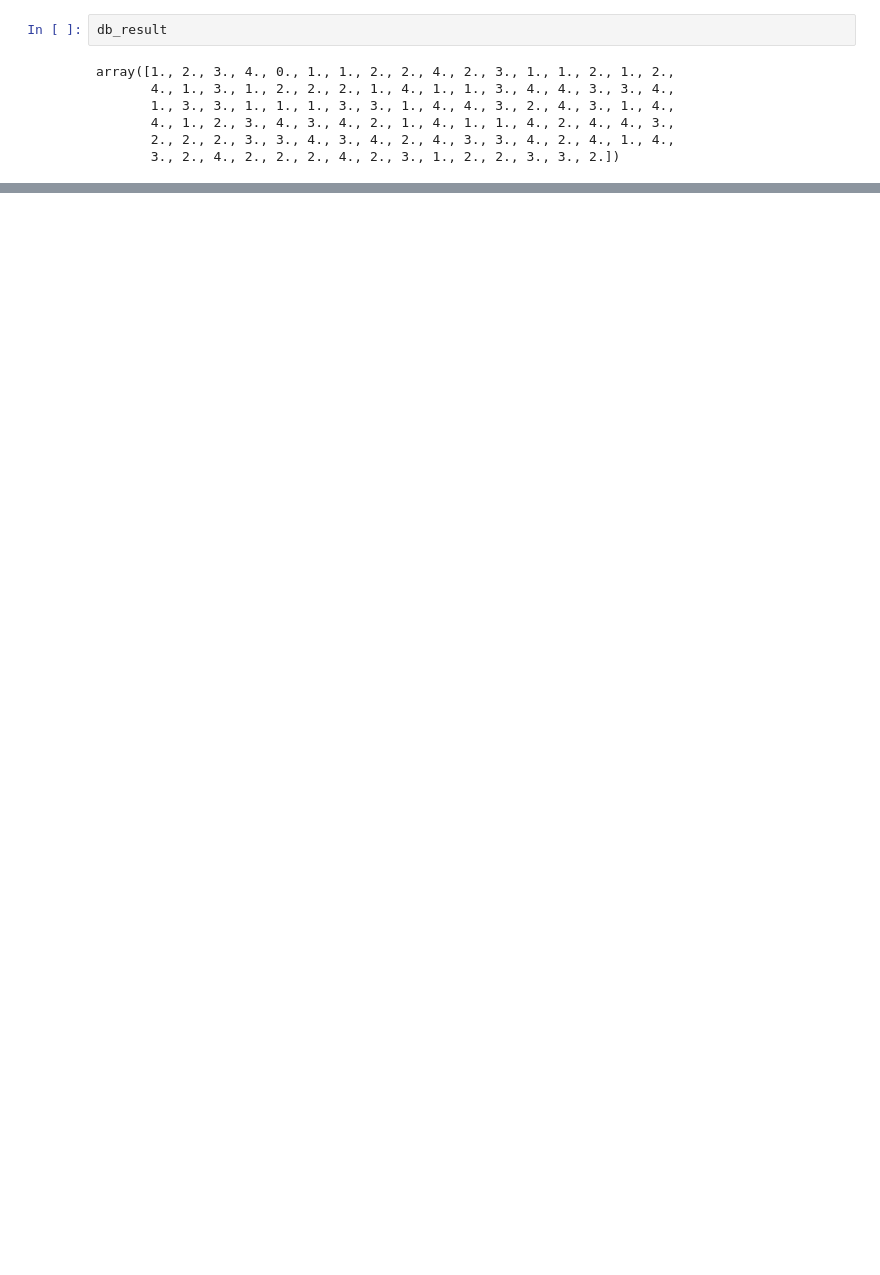
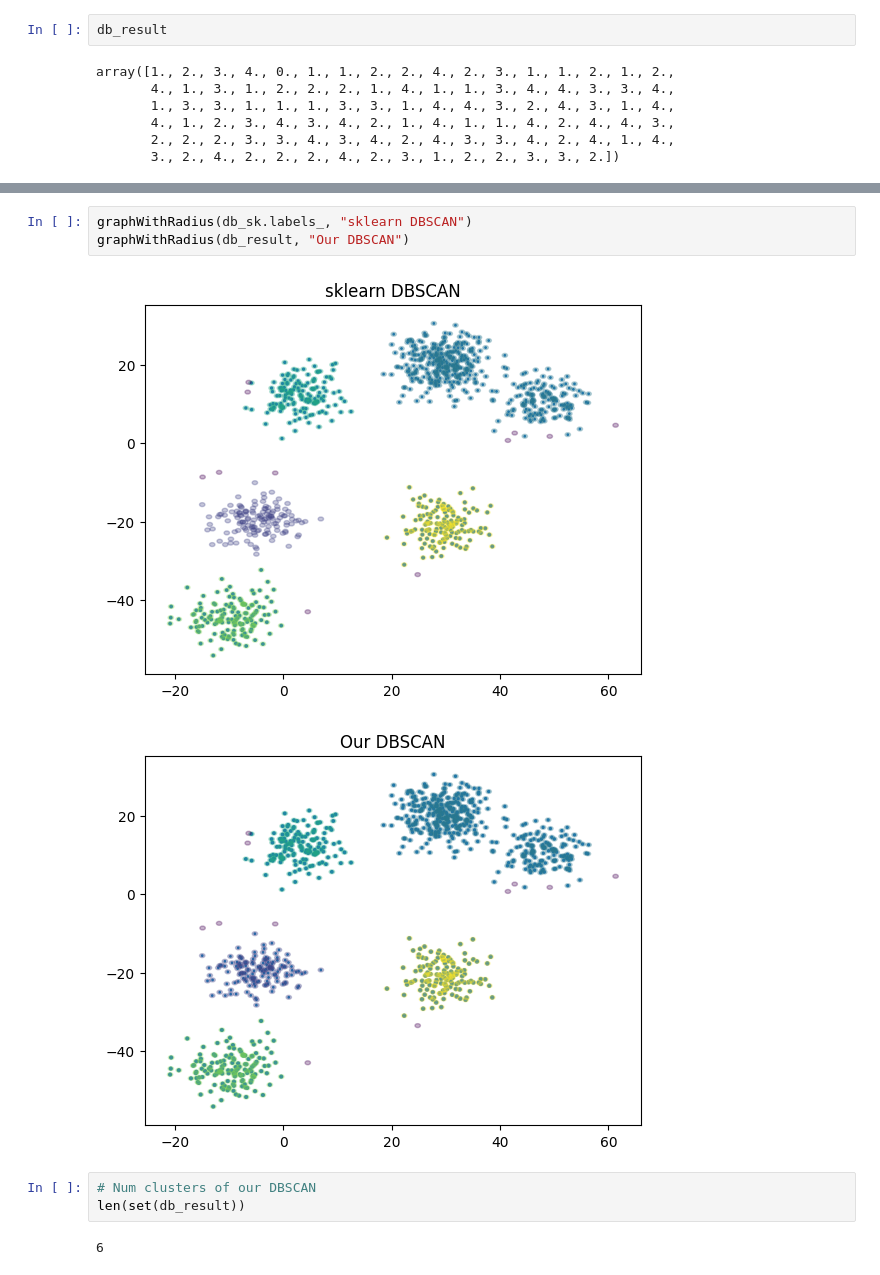
Before and after one commit to UltraArceus3/dbscan-implementation, a Jupyter notebook: dbscan.ipynb, the cells around one changed output, grey strips where cells are left out. Drawn from its saved outputs; the diff is of its cells as text; blank space fills up the shorter version.

```diff
--- a/dbscan.ipynb
+++ b/dbscan.ipynb
@@ -86,0 +101,11 @@ array([1., 2., 3., 4., 0., 1., 1., 2., 2., 4., 2., 3., 1., 1., 2., 1., 2.,
+# %%
+graphWithRadius(db_sk.labels_, "sklearn DBSCAN")
+graphWithRadius(db_result, "Our DBSCAN")
+# %% [output]
+[figure, added]
+[figure, added]
+# %%
+# Num clusters of our DBSCAN
+len(set(db_result))
+# %% [output]
+6
```
Also changed, not shown: parts of 21 cells of this notebook.
